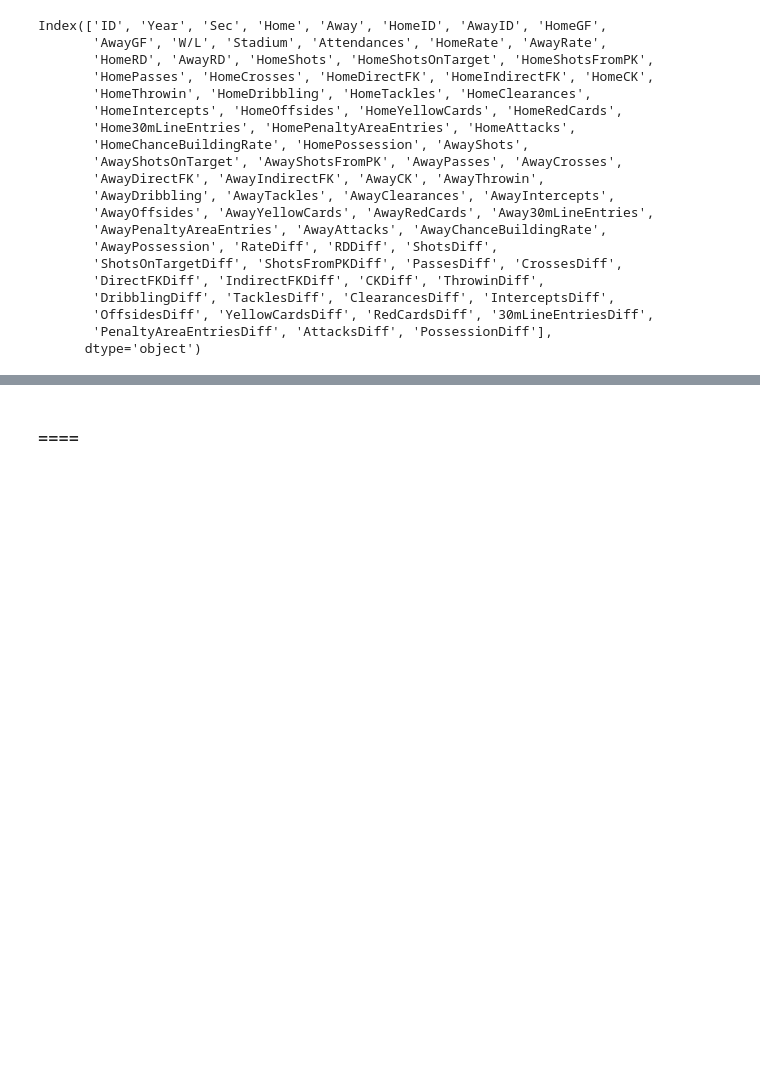
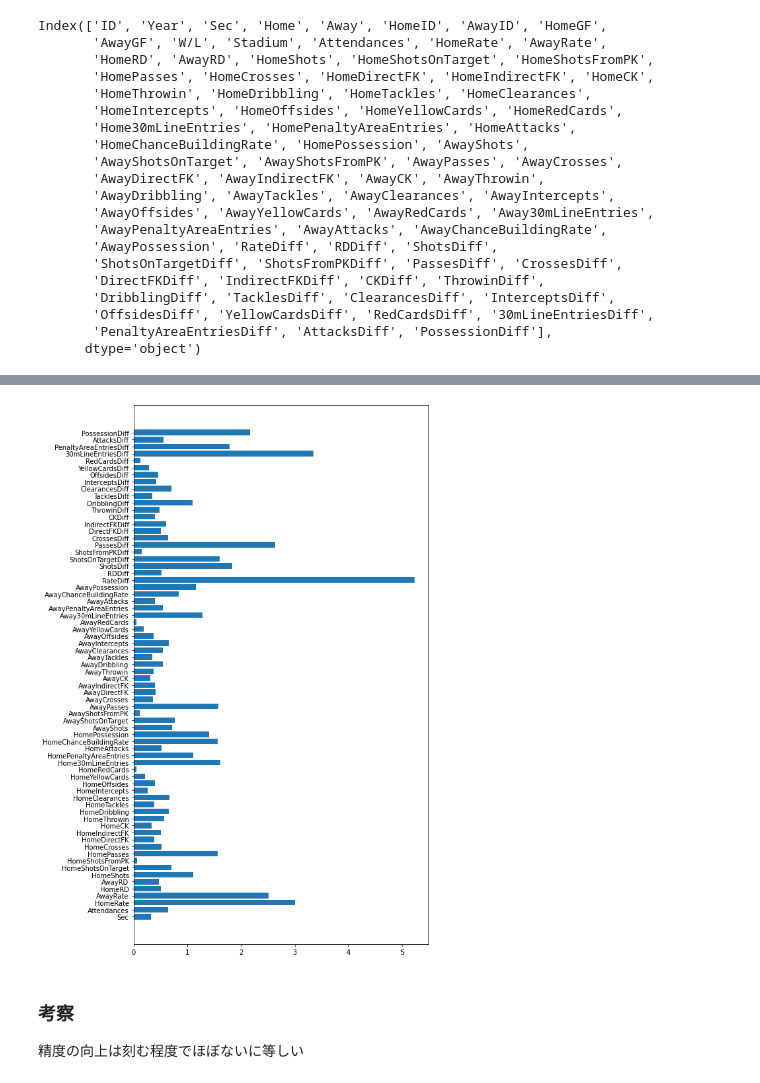
Before and after one commit to dovicie/jleague-result-prediction, a Jupyter notebook: prediction_with_recent_stats.ipynb, the cells around one changed output, grey strips where cells are left out. Cells and saved outputs as stored; diff of their text form; code cells hidden in the pictures; blank space fills up the shorter version.

```diff
--- a/prediction_with_recent_stats.ipynb
+++ b/prediction_with_recent_stats.ipynb
@@ -866,2 +958,31 @@ clf.score(X_test, y_test)
+# %%
+left = range(70)
+height=feature_imp_sum
+
+label = [ 'Sec', 'Attendances', 'HomeRate', 'AwayRate',
+       'HomeRD', 'AwayRD', 'HomeShots', 'HomeShotsOnTarget', 'HomeShotsFromPK',
+       'HomePasses', 'HomeCrosses', 'HomeDirectFK', 'HomeIndirectFK', 'HomeCK',
+       'HomeThrowin', 'HomeDribbling', 'HomeTackles', 'HomeClearances',
+       'HomeIntercepts', 'HomeOffsides', 'HomeYellowCards', 'HomeRedCards',
+       'Home30mLineEntries', 'HomePenaltyAreaEntries', 'HomeAttacks',
+       'HomeChanceBuildingRate', 'HomePossession', 'AwayShots',
+       'AwayShotsOnTarget', 'AwayShotsFromPK', 'AwayPasses', 'AwayCrosses',
+       'AwayDirectFK', 'AwayIndirectFK', 'AwayCK', 'AwayThrowin',
+       'AwayDribbling', 'AwayTackles', 'AwayClearances', 'AwayIntercepts',
+       'AwayOffsides', 'AwayYellowCards', 'AwayRedCards', 'Away30mLineEntries',
+       'AwayPenaltyAreaEntries', 'AwayAttacks', 'AwayChanceBuildingRate',
+       'AwayPossession','RateDiff', 'RDDiff', 'ShotsDiff',
+       'ShotsOnTargetDiff', 'ShotsFromPKDiff', 'PassesDiff', 'CrossesDiff',
+       'DirectFKDiff', 'IndirectFKDiff', 'CKDiff', 'ThrowinDiff',
+       'DribblingDiff', 'TacklesDiff', 'ClearancesDiff', 'InterceptsDiff',
+       'OffsidesDiff', 'YellowCardsDiff', 'RedCardsDiff', '30mLineEntriesDiff',
+       'PenaltyAreaEntriesDiff', 'AttacksDiff', 'PossessionDiff']
+
+plt.figure(figsize=(8, 15))
+plt.barh(left, height,tick_label=label, align="center")
+plt.show()
+# %% [output]
+[figure, added]
 # %% [markdown]
-### ====
+### 考察
+精度の向上は刻む程度でほぼないに等しい
```
Also changed, not shown: parts of 19 cells of this notebook, 2 other files.
